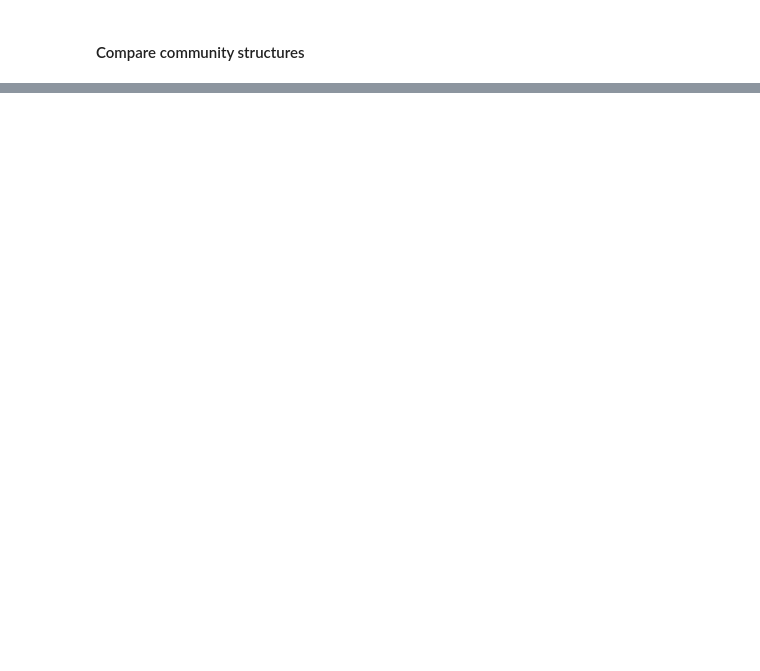
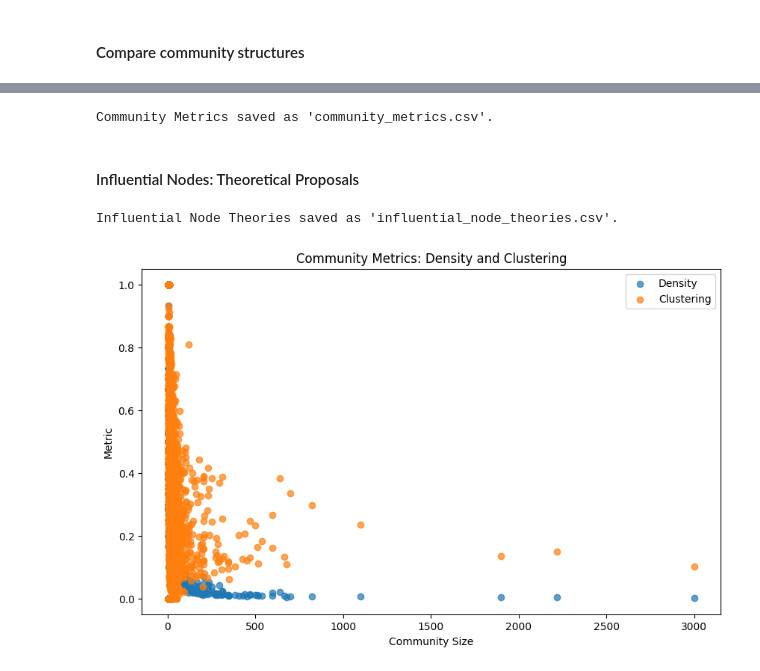
Before and after one commit to danielcl24/projeto_adc, a Jupyter notebook: projeto_adc.ipynb, the cells around one changed output, grey strips where cells are left out. Saved outputs shown, nothing was run; the diff lists cells and outputs as text; code cells hidden in the pictures; blank space fills up the shorter version.

```diff
--- a/projeto_adc.ipynb
+++ b/projeto_adc.ipynb
@@ -602,0 +635,35 @@ Node 3100 in Community 977 (Density: 0.0074)
+# %%
+#### Central and Peripheral Communities
+def categorize_communities_by_structure(graph, communities):
+    community_metrics = []
+    for comm_id, nodes in communities.items():
+        subgraph = graph.subgraph(nodes)
+        if len(nodes) > 1 and subgraph.number_of_edges() > 0:  # Ignoring invalid communities
+            density = nx.density(subgraph)
+            clustering = nx.average_clustering(subgraph)
+        else:
+            density = 0  # Communities without edges have a density of 0
+            clustering = 0  # Communities without edges or with only 1 node have a clustering coefficient of 0
+        community_metrics.append({
+            "Community ID": comm_id,
+            "Density": density,
+            "Clustering": clustering,
+            "Size": len(nodes),
+        })
+
+    df = pd.DataFrame(community_metrics)
+    central = df[(df["Density"] > 0.5) & (df["Clustering"] > 0.5)]["Community ID"].tolist()
+    peripheral = df[(df["Density"] <= 0.5) & (df["Clustering"] <= 0.5)]["Community ID"].tolist()
+
+    return df, central, peripheral
+
+# Identify central and peripheral communities
+community_metrics_df, central_communities, peripheral_communities = categorize_communities_by_structure(final_subgraph, communities)
+# %%
+community_metrics_df.to_csv("community_metrics.csv", index=False)
+print("Community Metrics saved as 'community_metrics.csv'.")
+#print(f"Central Communities: {len(central_communities)}")
+# %% [output]
+Community Metrics saved as 'community_metrics.csv'.
+# %% [markdown]
+#### Influential Nodes: Theoretical Proposals
@@ -602,0 +695,22 @@ Node 3100 in Community 977 (Density: 0.0074)
+# %%
+# Salvar resultados
+influential_theories_df.to_csv("influential_node_theories.csv", index=False)
+print("Influential Node Theories saved as 'influential_node_theories.csv'.")
+#print(influential_theories_df.head())
+# %% [output]
+Influential Node Theories saved as 'influential_node_theories.csv'.
+# %%
+# Visualizar métricas das comunidades
+def plot_community_metrics(community_metrics_df):
+    plt.figure(figsize=(10, 6))
+    plt.scatter(community_metrics_df["Size"], community_metrics_df["Density"], alpha=0.7, label="Density")
+    plt.scatter(community_metrics_df["Size"], community_metrics_df["Clustering"], alpha=0.7, label="Clustering")
+    plt.xlabel("Community Size")
+    plt.ylabel("Metric")
+    plt.legend()
+    plt.title("Community Metrics: Density and Clustering")
+    plt.show()
+
+plot_community_metrics(community_metrics_df)
+# %% [output]
+[figure, added]
```
Also changed, not shown: parts of 13 cells of this notebook, 5 other files.
